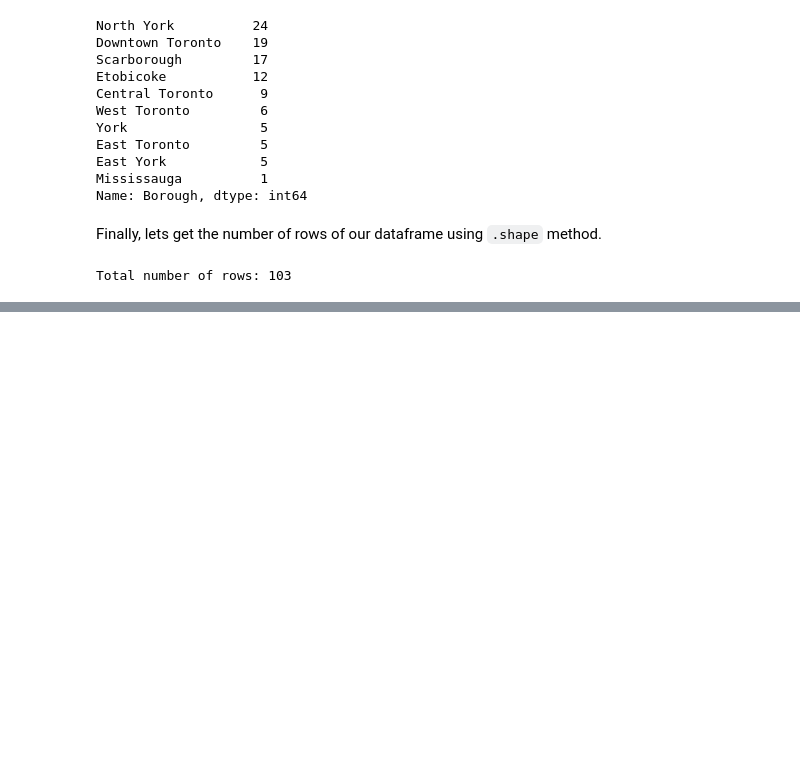
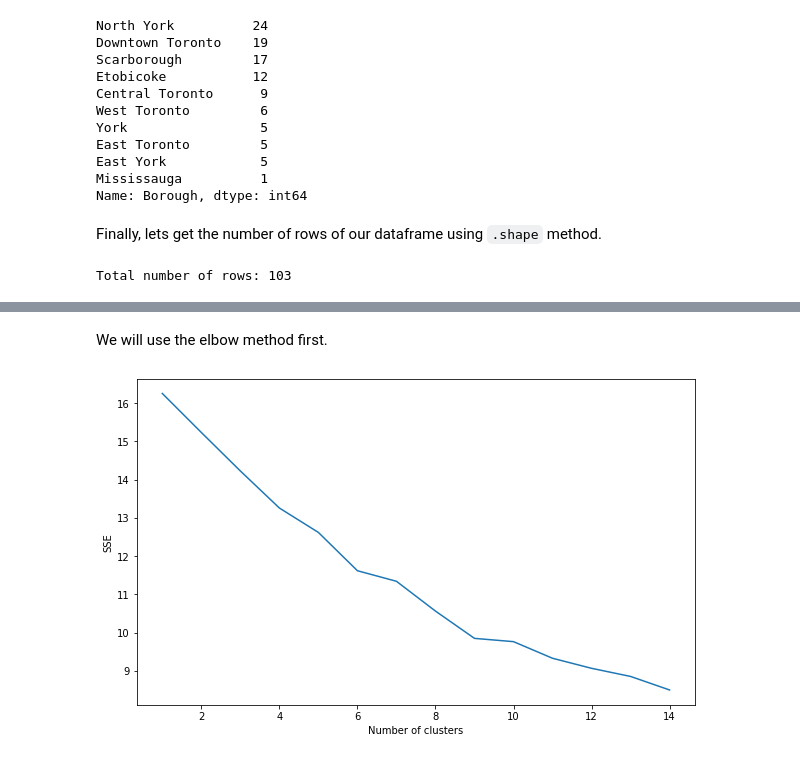
Before and after one commit to imtiaj-sreejon/Coursera_Capstone, a Jupyter notebook: Capstone_Project_Notebook_for_IBM_Applied_Data_Science_Pro.ipynb, the cells around one changed output, grey strips where cells are left out. Drawn from its saved outputs; the diff is of its cells as text; code cells hidden in the pictures; blank space fills up the shorter version.

Commit message:
clustered toronto neighborhood

```diff
--- a/Capstone_Project_Notebook_for_IBM_Applied_Data_Science_Pro.ipynb
+++ b/Capstone_Project_Notebook_for_IBM_Applied_Data_Science_Pro.ipynb
@@ -195,0 +296,4 @@ Total number of rows: 103
+# %%
+CLIENT_ID = 'PU2X5P44NV3LCALJVKNYCSOIUCZFE2PV2XH2RMOHFZPLL0W4' # my Foursquare ID
+CLIENT_SECRET = 'LG54WFPRXM4VOQEEVMZ0U3HG3ILITU23TKG3AXFHVFNB3PCV' # my Foursquare Secret
+VERSION = today # Foursquare API version, format='YYYYMMDD'
@@ -195,0 +346,5 @@ Total number of rows: 103
+# %%
+toronto_venues = getNearbyVenues(names=neigh_df['Neighborhood'],
+                                   latitudes=neigh_df['Latitude'],
+                                   longitudes=neigh_df['Longitude']
+                                  )
@@ -195,0 +421,12 @@ Total number of rows: 103
+# %%
+# one hot encoding
+toronto_onehot = pd.get_dummies(toronto_venues[['Venue Category']], prefix="", prefix_sep="")
+
+# add neighborhood column back to dataframe
+toronto_onehot['Neighborhood'] = toronto_venues['Neighborhood']
+
+# move neighborhood column to the first column
+neigh = toronto_onehot.pop('Neighborhood')
+toronto_onehot.insert(0, neigh.name, neigh)
+
+toronto_onehot.head()
@@ -195,0 +449,3 @@ Total number of rows: 103
+# %%
+toronto_grouped = toronto_onehot.groupby('Neighborhood').mean().reset_index()
+toronto_grouped.head()
@@ -195,0 +521,17 @@ Total number of rows: 103
+# %% [markdown]
+We will use the elbow method first.
+# %%
+# remove the neighborhood column
+toronto_grouped_clustering = toronto_grouped.drop('Neighborhood', 1)
+
+sse = {}
+for k in range(1, 15):
+    kmeans = KMeans(n_clusters=k, max_iter=1000, random_state=69).fit(toronto_grouped_clustering)
+    sse[k] = kmeans.inertia_ # Inertia: Sum of distances of samples to their closest cluster center
+plt.figure(figsize=(10, 6))
+plt.plot(list(sse.keys()), list(sse.values()))
+plt.xlabel("Number of clusters")
+plt.ylabel("SSE")
+plt.show()
+# %% [output]
+[figure, added]
```
Also changed, not shown: parts of 80 cells of this notebook.
